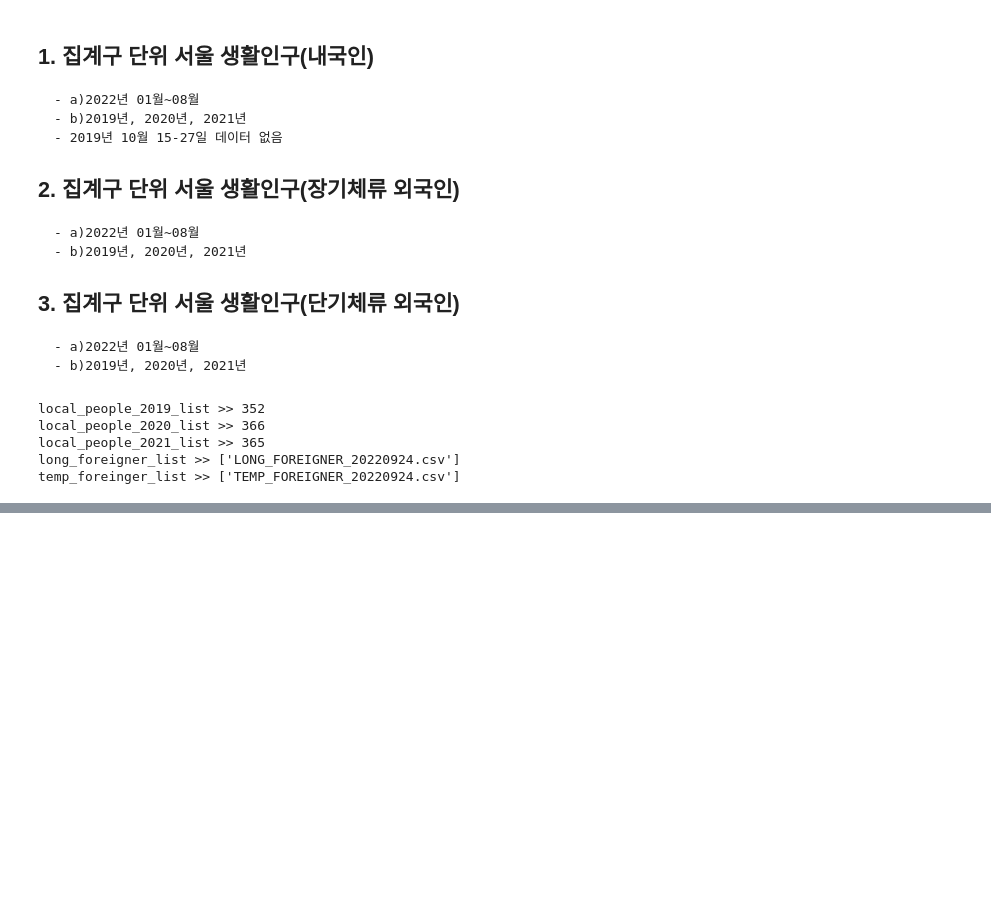
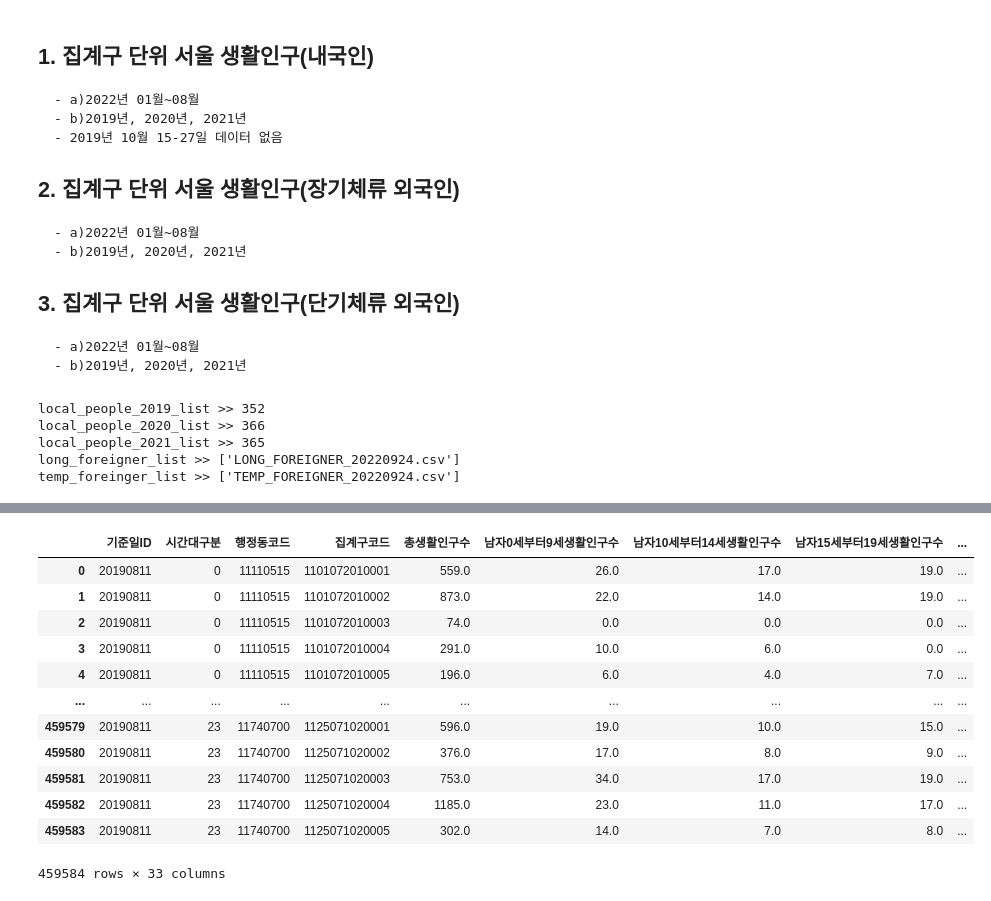
Before and after one commit to syshin0116/Dacon, a Jupyter notebook: code/서울시 집계구단위 생활인구.ipynb, the cells around one changed output, grey strips where cells are left out. Cells and saved outputs as stored; diff of their text form; code cells hidden in the pictures; blank space fills up the shorter version.

```diff
--- a/code/서울시 집계구단위 생활인구.ipynb
+++ b/code/서울시 집계구단위 생활인구.ipynb
@@ -97,0 +121,16 @@ temp_foreinger_list >> ['TEMP_FOREIGNER_20220924.csv']
+# %%
+test.head(-50)
+# %% [output]
+|  | 기준일ID | 시간대구분 | 행정동코드 | 집계구코드 | 총생활인구수 | 남자0세부터9세생활인구수 | 남자10세부터14세생활인구수 | 남자15세부터19세생활인구수 | ... |
+| 0 | 20190811 | 0 | 11110515 | 1101072010001 | 559.0 | 26.0 | 17.0 | 19.0 | ... |
+| 1 | 20190811 | 0 | 11110515 | 1101072010002 | 873.0 | 22.0 | 14.0 | 19.0 | ... |
+| 2 | 20190811 | 0 | 11110515 | 1101072010003 | 74.0 | 0.0 | 0.0 | 0.0 | ... |
+| 3 | 20190811 | 0 | 11110515 | 1101072010004 | 291.0 | 10.0 | 6.0 | 0.0 | ... |
+| 4 | 20190811 | 0 | 11110515 | 1101072010005 | 196.0 | 6.0 | 4.0 | 7.0 | ... |
+| ... | ... | ... | ... | ... | ... | ... | ... | ... | ... |
+| 459579 | 20190811 | 23 | 11740700 | 1125071020001 | 596.0 | 19.0 | 10.0 | 15.0 | ... |
+| 459580 | 20190811 | 23 | 11740700 | 1125071020002 | 376.0 | 17.0 | 8.0 | 9.0 | ... |
+| 459581 | 20190811 | 23 | 11740700 | 1125071020003 | 753.0 | 34.0 | 17.0 | 19.0 | ... |
+| 459582 | 20190811 | 23 | 11740700 | 1125071020004 | 1185.0 | 23.0 | 11.0 | 17.0 | ... |
+| 459583 | 20190811 | 23 | 11740700 | 1125071020005 | 302.0 | 14.0 | 7.0 | 8.0 | ... |
+459584 rows × 33 columns
```
Also changed, not shown: parts of 9 cells of this notebook.
